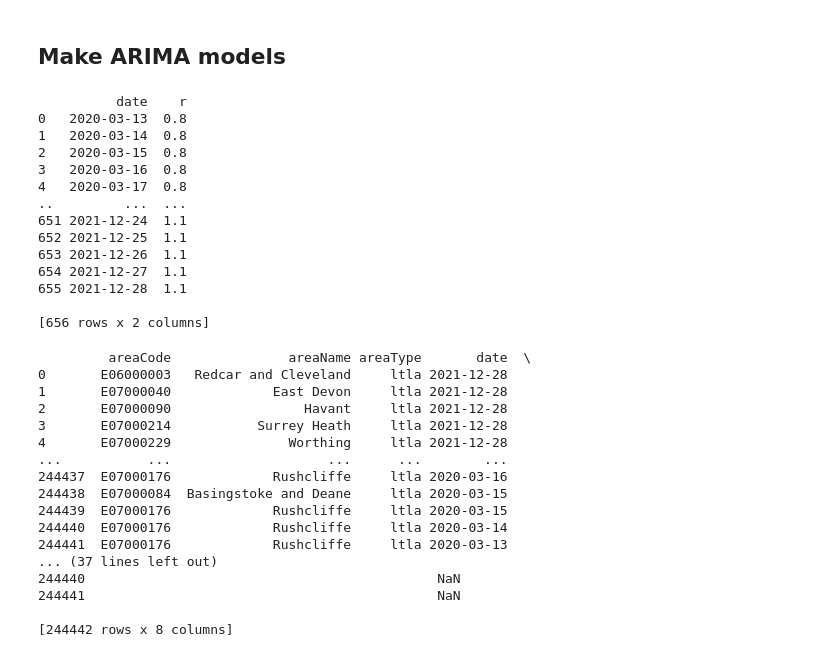
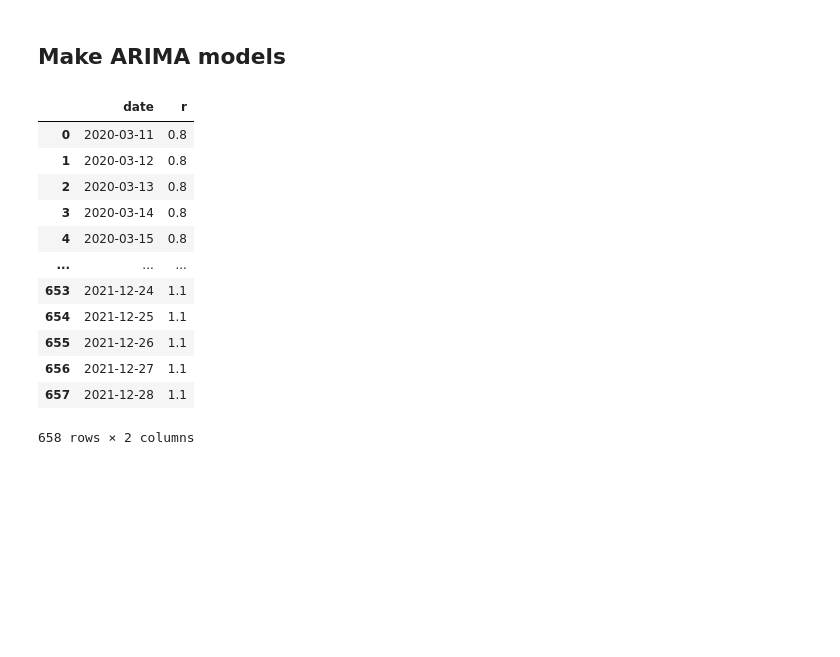
Before and after one commit to SL477/VA-Coursework, a Jupyter notebook: clustering.ipynb, the cells around one changed output. Cells and saved outputs as stored; diff of their text form; code cells hidden in the pictures; blank space fills up the shorter version.

```diff
--- a/clustering.ipynb
+++ b/clustering.ipynb
@@ -401,43 +402,24 @@ Warnings:
 ## Make ARIMA models
 # %%
 r_df = pd.read_csv('rRate.csv')
-r_df['date'] = pd.to_datetime(r_df['date'])
-print(r_df)
+#r_df['date'] = pd.to_datetime(r_df['date'])
+r_df['date'] = pd.to_datetime(r_df['date'], format='%d/%m/%Y')
+r_df.drop('Unnamed: 2', inplace=True, axis=1)
+r_df
 # %% [output]
+|  | date | r |
+| 0 | 2020-03-11 | 0.8 |
+| 1 | 2020-03-12 | 0.8 |
+| 2 | 2020-03-13 | 0.8 |
+| 3 | 2020-03-14 | 0.8 |
+| 4 | 2020-03-15 | 0.8 |
+| ... | ... | ... |
+| 653 | 2021-12-24 | 1.1 |
+| 654 | 2021-12-25 | 1.1 |
+| 655 | 2021-12-26 | 1.1 |
+| 656 | 2021-12-27 | 1.1 |
+| 657 | 2021-12-28 | 1.1 |
-          date    r
-0   2020-03-13  0.8
-1   2020-03-14  0.8
-2   2020-03-15  0.8
-3   2020-03-16  0.8
-4   2020-03-17  0.8
-..         ...  ...
-651 2021-12-24  1.1
-652 2021-12-25  1.1
-653 2021-12-26  1.1
-654 2021-12-27  1.1
-655 2021-12-28  1.1
-
-[656 rows x 2 columns]
+658 rows × 2 columns
-# %%
-print(cases_df)
-# %% [output]
-         areaCode               areaName areaType       date  \
-0       E06000003   Redcar and Cleveland     ltla 2021-12-28
-1       E07000040             East Devon     ltla 2021-12-28
-2       E07000090                 Havant     ltla 2021-12-28
-3       E07000214           Surrey Heath     ltla 2021-12-28
-4       E07000229               Worthing     ltla 2021-12-28
-...           ...                    ...      ...        ...
-244437  E07000176             Rushcliffe     ltla 2020-03-16
-244438  E07000084  Basingstoke and Deane     ltla 2020-03-15
-244439  E07000176             Rushcliffe     ltla 2020-03-15
-244440  E07000176             Rushcliffe     ltla 2020-03-14
-244441  E07000176             Rushcliffe     ltla 2020-03-13
-... (37 lines left out)
-244440                                             NaN
-244441                                             NaN
-
-[244442 rows x 8 columns]
 # %%
 IMA_models = {}
 def arima_maker(cluster, df):
```
Also changed, not shown: parts of 2 cells of this notebook, 3 other files.
